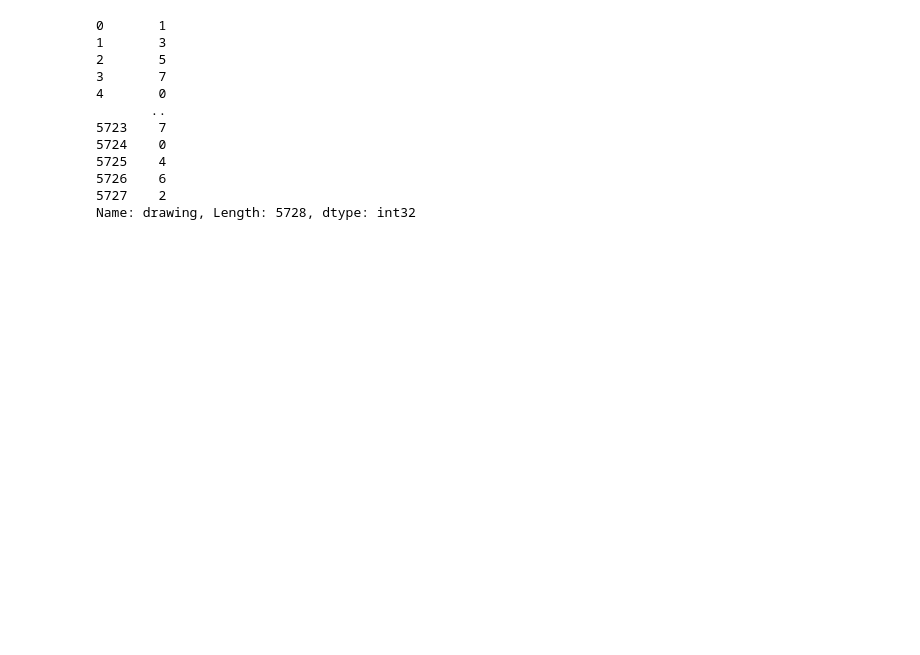
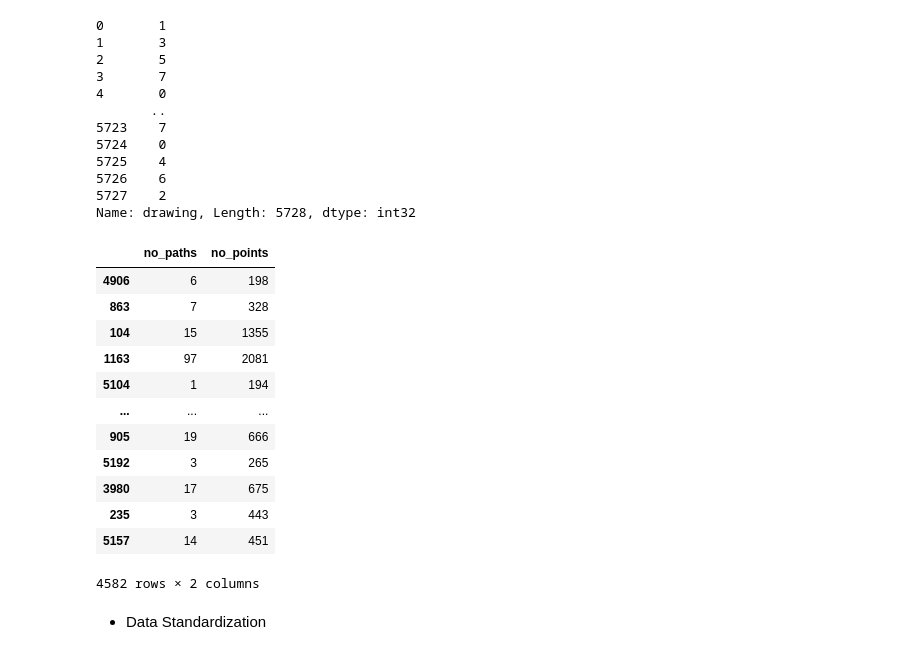
Before and after one commit to s7yby02/Drawing-App, a Jupyter notebook: Model.ipynb, the cells around one changed output. Drawn from its saved outputs; the diff is of its cells as text; code cells hidden in the pictures; blank space fills up the shorter version.

```diff
--- a/Model.ipynb
+++ b/Model.ipynb
@@ -101,3 +101,21 @@ y
 Name: drawing, Length: 5728, dtype: int32
 # %%
 X_train, X_test, y_train, y_test = train_test_split(X,y, test_size=0.2, random_state=1)
+# %%
+X_train
+# %% [output]
+|  | no_paths | no_points |
+| 4906 | 6 | 198 |
+| 863 | 7 | 328 |
+| 104 | 15 | 1355 |
+| 1163 | 97 | 2081 |
+| 5104 | 1 | 194 |
+| ... | ... | ... |
+| 905 | 19 | 666 |
+| 5192 | 3 | 265 |
+| 3980 | 17 | 675 |
+| 235 | 3 | 443 |
+| 5157 | 14 | 451 |
+4582 rows × 2 columns
+# %% [markdown]
+- Data Standardization
```
Also changed, not shown: parts of 16 cells of this notebook.
